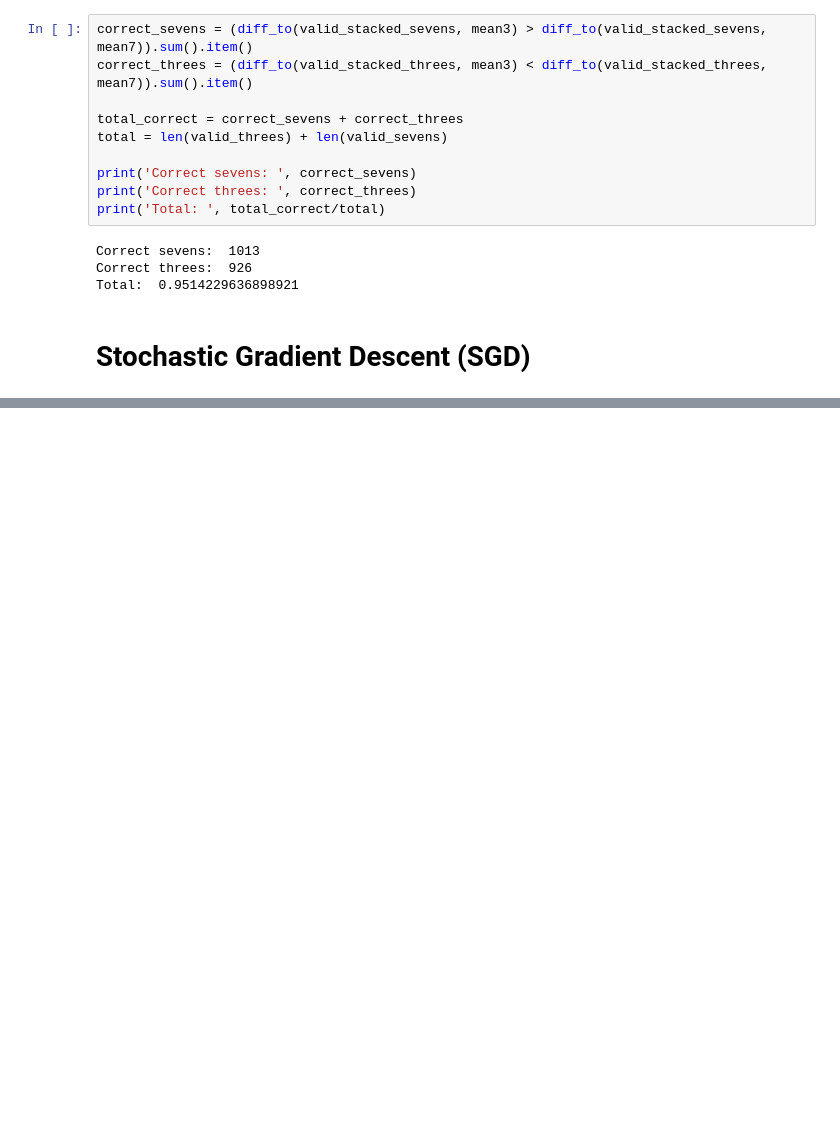
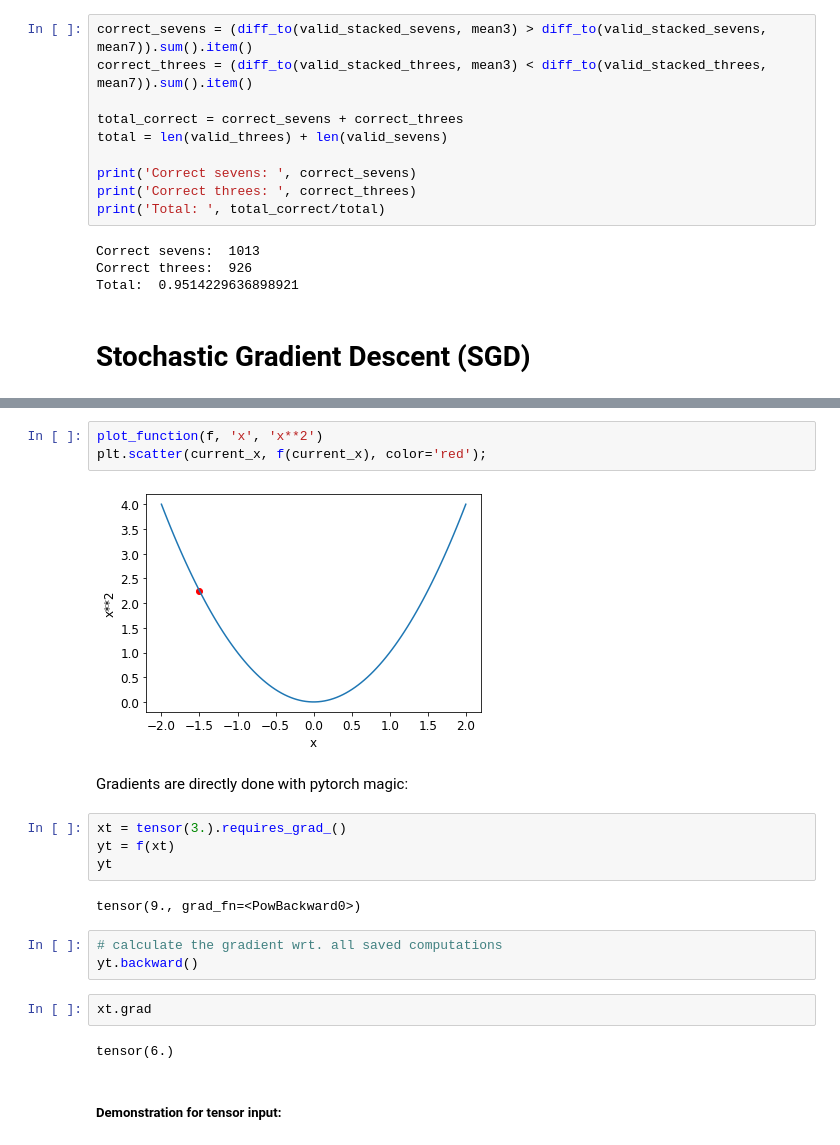
Before and after one commit to omlnaut/fastai, a Jupyter notebook: chapter3_foundations_of_vision.ipynb, the cells around one changed output, grey strips where cells are left out. Cells and saved outputs as stored; diff of their text form; blank space fills up the shorter version.

```diff
--- a/chapter3_foundations_of_vision.ipynb
+++ b/chapter3_foundations_of_vision.ipynb
@@ -145,0 +157,22 @@ Total:  0.9514229636898921
+# %%
+plot_function(f, 'x', 'x**2')
+plt.scatter(current_x, f(current_x), color='red');
+# %% [output]
+[figure, added]
+# %% [markdown]
+Gradients are directly done with pytorch magic:
+# %%
+xt = tensor(3.).requires_grad_()
+yt = f(xt)
+yt
+# %% [output]
+tensor(9., grad_fn=<PowBackward0>)
+# %%
+# calculate the gradient wrt. all saved computations
+yt.backward()
+# %%
+xt.grad
+# %% [output]
+tensor(6.)
+# %% [markdown]
+##### Demonstration for tensor input:
```
Also changed, not shown: parts of 82 cells of this notebook.
